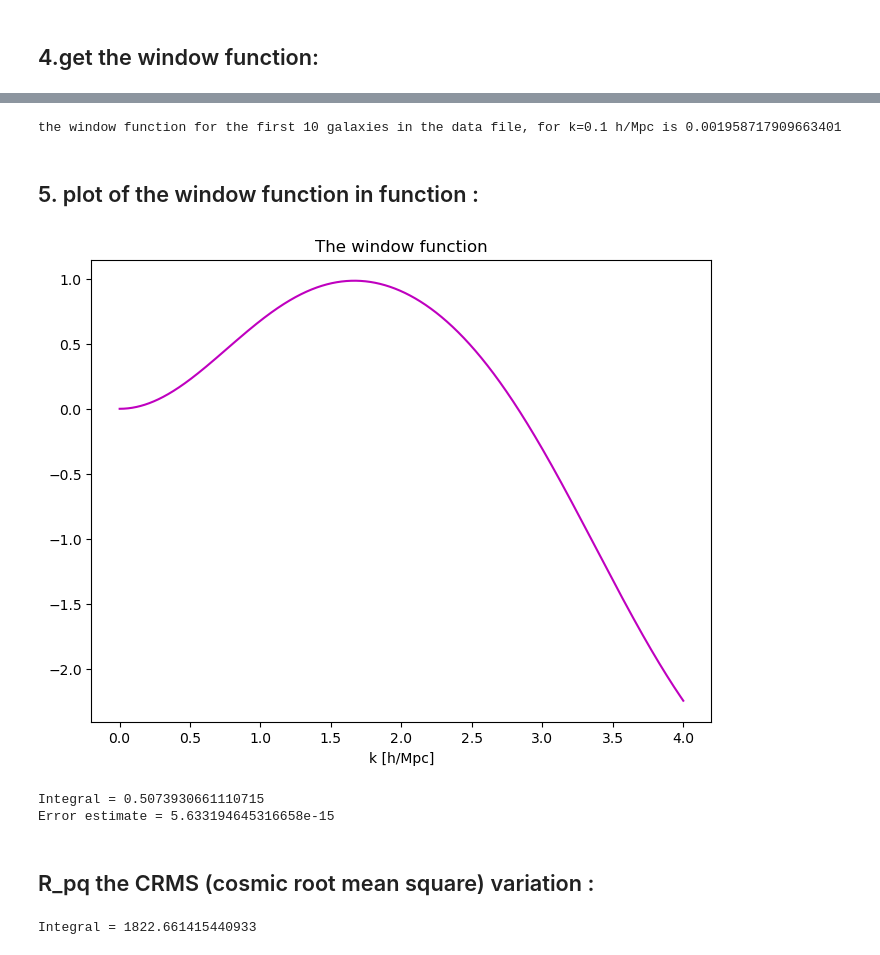
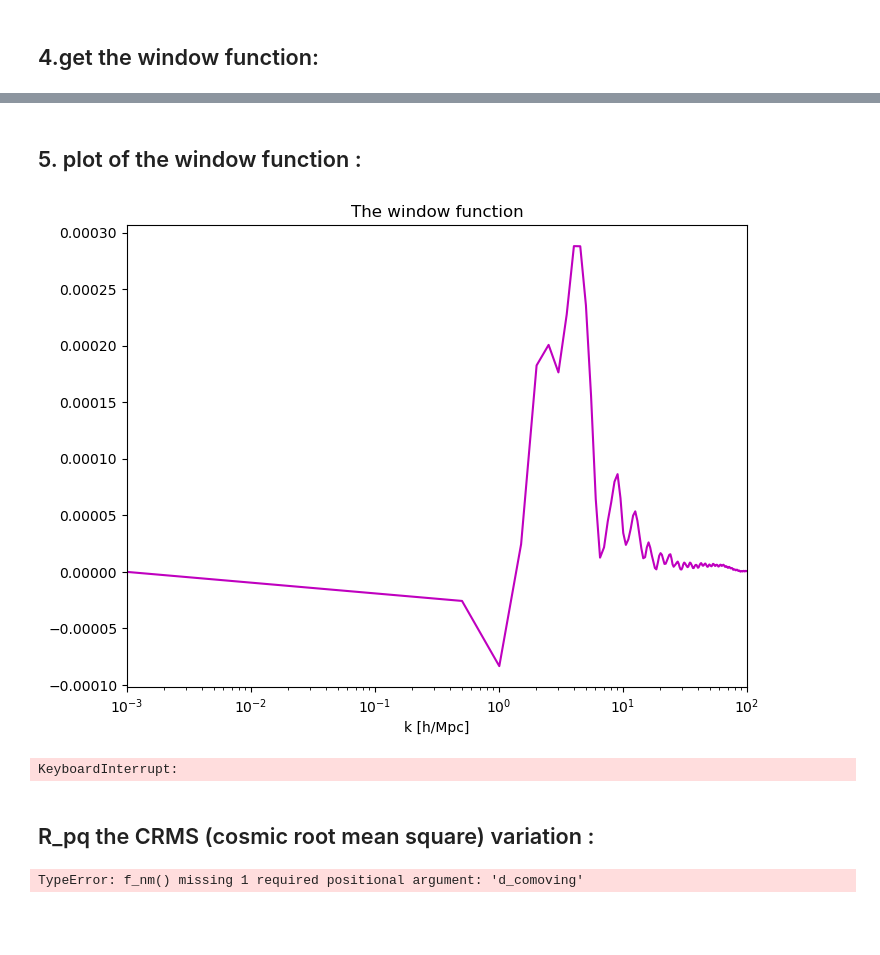
Before and after one commit to lucilefrm/stgae-M2-update, a Jupyter notebook: LambdaCDM.ipynb, the cells around one changed output, grey strips where cells are left out. Cells and saved outputs as stored; diff of their text form; code cells hidden in the pictures; blank space fills up the shorter version.

```diff
--- a/LambdaCDM.ipynb
+++ b/LambdaCDM.ipynb
@@ -19,7 +20,11 @@ from scipy.integrate import simpson
 # %%
 OmegaM= 0.3151
 OmegaLambda = 1.0-OmegaM
+Omegarad = 10**(-5)
 H0 = 67.27
+c = 299792.458 # speed of light in km/s
+wo = -1 # for lambdaCDM
+wa = 0 # for lambdaCDM
 # %% [markdown]
 ## 1.get the linear PS from CAMB:
 # %%
@@ -41,7 +46,7 @@ plt.plot(np.log10(k_linear),np.log10(Pk_linear),color='b')
 plt.title('CAMB-linear Matter Power Spectrum')
 plt.show()
 
-outfile = open('/renoir/fromenti/Documents/codes_Bulk_flow/results/figures/power_spectrum_camb.dat', 'w')
+outfile = open('C:/Users/lucil/Documents/Stage M2/codes/codes_bulk_flow/results/power_spectrum_camb.dat', 'w')
 outfile.write(" %18d\n"% (len(k_linear)))
 for i in range(len(k_linear)):
     outfile.write("%12.6lf  %12.6lf  \n"% (k_linear[i],Pk_linear[i]))
@@ -118,10 +236,21 @@ the weights of the first galaxie : 0.964532575634106
 # %%
-def window_function2(k,N):
+# test of the window function if all weights = 1:
+
+def window_function_1(k,N):
 
     w = 0
     for n in range (0,N):
         for m in range (0,N):
             if n != m:
-                w += weights[n]*weights[m]*f_nm(k,r[n],r[m])
+                w += f_nm(k,n,m,d_comoving)
 
     return w
+k_max = 10000
+k = np.linspace(0.00001,k_max,80628)
+plt.figure(4,figsize=(8,6))
+plt.xscale('log')
+plt.plot(k,window_function_1(k,N=100),color='m')
+plt.xlim(5*10**-4,k_max)
+plt.title('The window function with weigths = 1')
+plt.xlabel('k [h/Mpc]')
+plt.show()
@@ -128,44 +259,62 @@ def window_function2(k,N):
-# %%
-print('the window function for the first 10 galaxies in the data file, for k=0.1 h/Mpc is',window_function2(0.1,10))
-# %% [output]
-the window function for the first 10 galaxies in the data file, for k=0.1 h/Mpc is 0.001958717909663401
+# %%
+# test of the window function with the weights calculated with the formula from the paper:
+
+def window_function_2(k, p, q, N):
+
+    W = 0
+
+    for n in range(N):
+        for m in range(N):
+            if n != m:
+
+                W += ( weights_calc[p, n] * weights_calc[q, m] * f_nm(k,n,m, d_comoving))
+
+    return W
 # %% [markdown]
-##  5. plot of the window function in function :
+##  5. plot of the window function :
 # %%
-k = np.linspace(0.001,4,80628)
+N = 200
+k_max = 100
+k = np.linspace(0.001,k_max,N)
 plt.figure(4,figsize=(8,6))
-plt.plot(k,window_function2(k_linear,N=20),color='m')
+plt.xscale('log')
+plt.plot(k,window_function_2(k,0,1,N),color='m')
+plt.xlim(1e-3,k_max)
 plt.title('The window function')
 plt.xlabel('k [h/Mpc]')
 plt.show()
 # %% [output]
-[figure, old version]
+[figure, new version]
 # %%
-# integral of the window function:
+# integral of the window function for p=0 and q=1:
 
-def W_scalar(k):
-    return window_function2(k, N=100)
+def Window(k):
 
-result, error = quad(W_scalar, 0.001, 0.4)
+    return window_function_2(k,p=0,q=1,N=100)
+
+result, error = quad(Window, 0.001, 100)
 
 print("Integral =", result)
 print("Error estimate =", error)
 # %% [output]
-Integral = 0.5073930661110715
-Error estimate = 5.633194645316658e-15
+KeyboardInterrupt:
 # %% [markdown]
 ## R_pq the CRMS (cosmic root mean square) variation :
 # %%
-# integrale avec simpson car on a des tableaux c'est plus facile :
+# integral with simpson method for p=0 and q=1:
 
-W = window_function2(khs, N=20)
+W = window_function_2(k,0,1,N=100)
 R = W * Pk_linear * OmegaM * H0**2 / (2*np.pi**2)
 
-result = simpson(R, khs)
+k = np.linspace(0.001,100,100)
+start = time.time()
+result = simpson(R, k)
+end = time.time()
 
-print("Integral =", result)
+print("Integral with simpson =", result)
+print("Time taken:", end - start, "seconds")
 # %% [output]
-Integral = 1822.661415440933
+TypeError: f_nm() missing 1 required positional argument: 'd_comoving'
 # %%
 # intergrate with the quad method but it is a little more slow :
 
```
Also changed, not shown: parts of 14 cells of this notebook.
